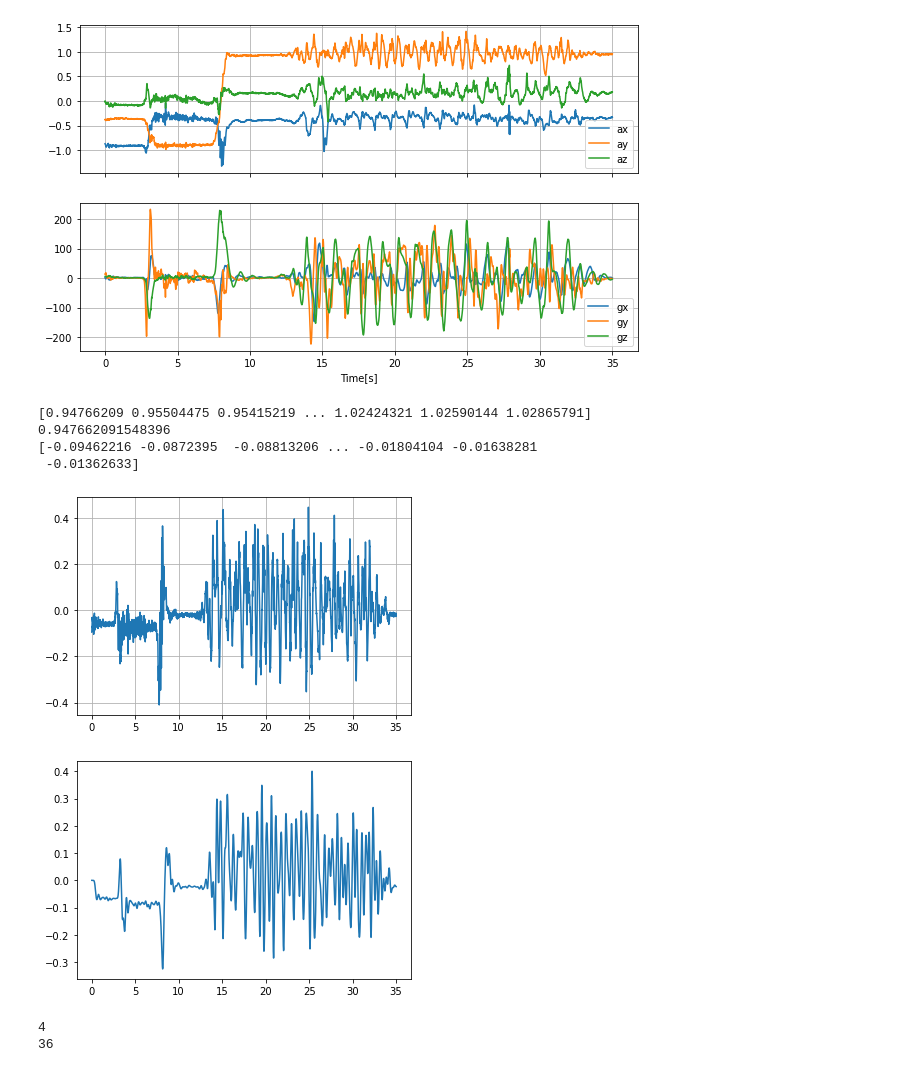
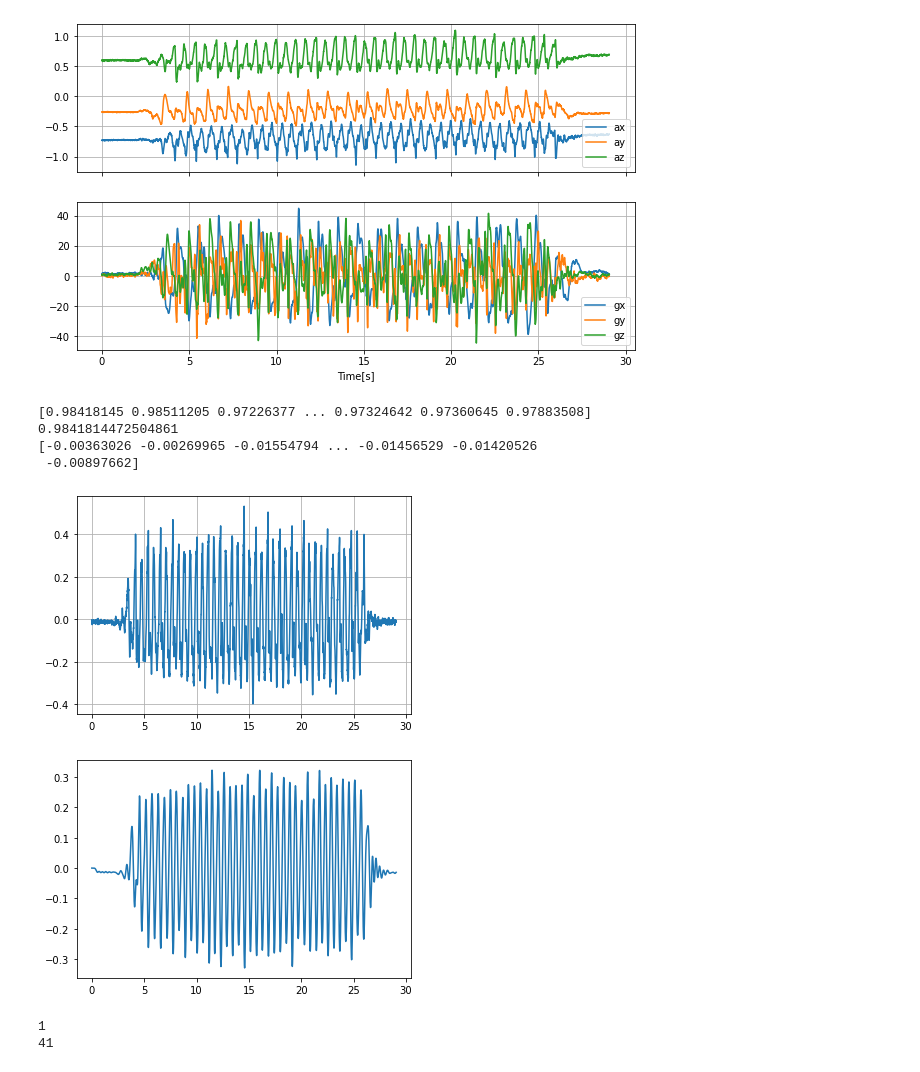
Before and after one commit to valeriotor/mham22, a Jupyter notebook: task1/task.ipynb, the cells around one changed output. Cells and saved outputs as stored; diff of their text form; code cells hidden in the pictures.

```diff
--- a/task1/task.ipynb
+++ b/task1/task.ipynb
@@ -6,12 +6,12 @@ import math
 from lib.Recording import Recording
 from lib.KalmanFilter import KalmanFilter
 # %%
-filename = '../recordings/reference/released_5.json'
+filename = '../recordings/reference/released_0.json'
 trace = Recording(filename, no_labels = True, mute = True)
 trace.plot([['ax', 'ay', 'az'], ['gx', 'gy', 'gz']])
 # note: sampled every 80ms => frequency of 1/0.08 = 12.5Hz
 # %% [output]
-[figure, old version]
+[figure, new version]
 # %%
 ax_list = list(zip(trace.data["ax"].timestamps, trace.data["ax"].values))
 ay_list = list(zip(trace.data["ay"].timestamps, trace.data["ay"].values))
@@ -29,10 +29,10 @@ avg_magnitude = np.mean(magnitude)
 net_magnitude = magnitude - avg_magnitude
 print(net_magnitude)
 # %% [output]
-[0.94766209 0.95504475 0.95415219 ... 1.02424321 1.02590144 1.02865791]
-0.947662091548396
-[-0.09462216 -0.0872395  -0.08813206 ... -0.01804104 -0.01638281
- -0.01362633]
+[0.98418145 0.98511205 0.97226377 ... 0.97324642 0.97360645 0.97883508]
+0.9841814472504861
+[-0.00363026 -0.00269965 -0.01554794 ... -0.01456529 -0.01420526
+ -0.00897662]
 # %%
 fig, ax = plt.subplots()
 #ax.plot(x_axis[0:int(len(x_axis)/5)], net_magnitude[0:int(len(x_axis)/5)])
@@ -40,7 +40,7 @@ ax.plot(x_axis, net_magnitude)
 ax.grid()
 plt.show()
 # %% [output]
-[figure, old version]
+[figure, new version]
 # %%
 # PHASE 1: low pass filter. I have no idea why these parameters work
 b, a = signal.butter(12, 4, fs=250)
@@ -49,7 +49,7 @@ y = signal.lfilter(b, a, net_magnitude)
 plt.plot(x_axis, y)
 plt.show()
 # %% [output]
-[figure, old version]
+[figure, new version]
 # %%
 # PHASE 2: iterate over everything, find peaks and valleys and combine into steps
 if len(x_axis < 4):
@@ -173,5 +173,5 @@ for walk in walk_list:
         sum += len(walk)
 print(sum)
 # %% [output]
-4
-36
+1
+41
```
Also changed, not shown: parts of 3 cells of this notebook.
